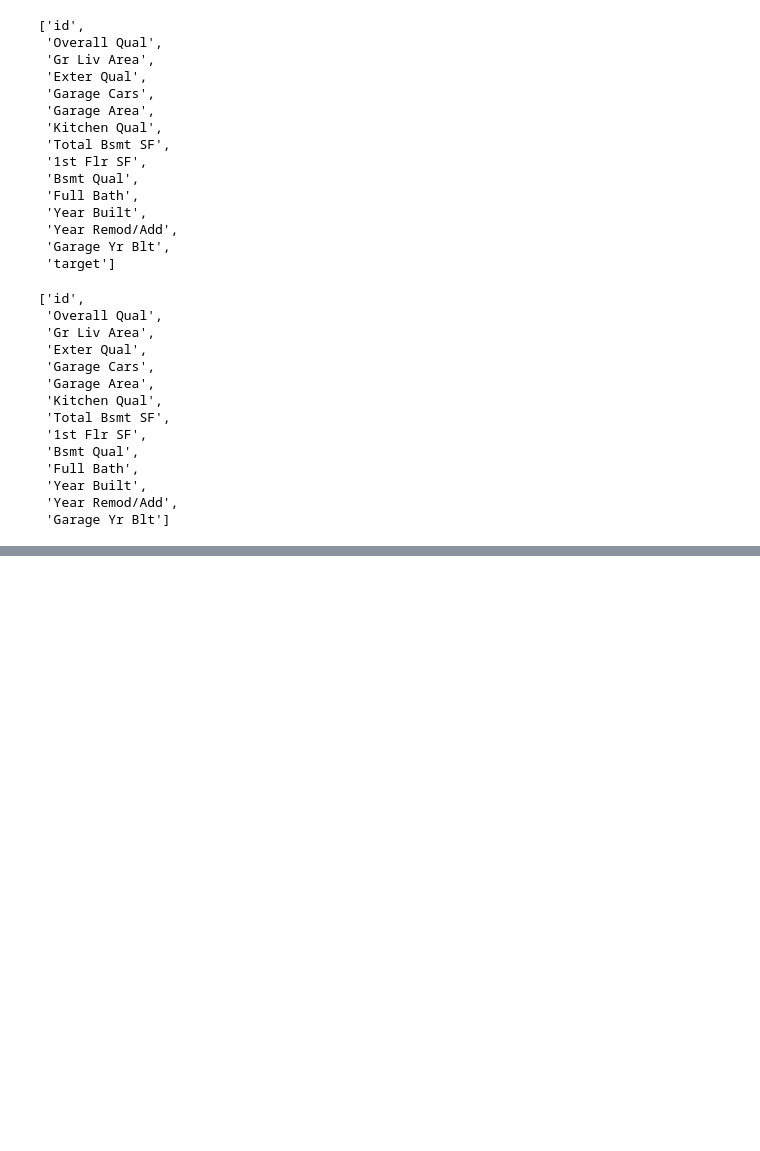
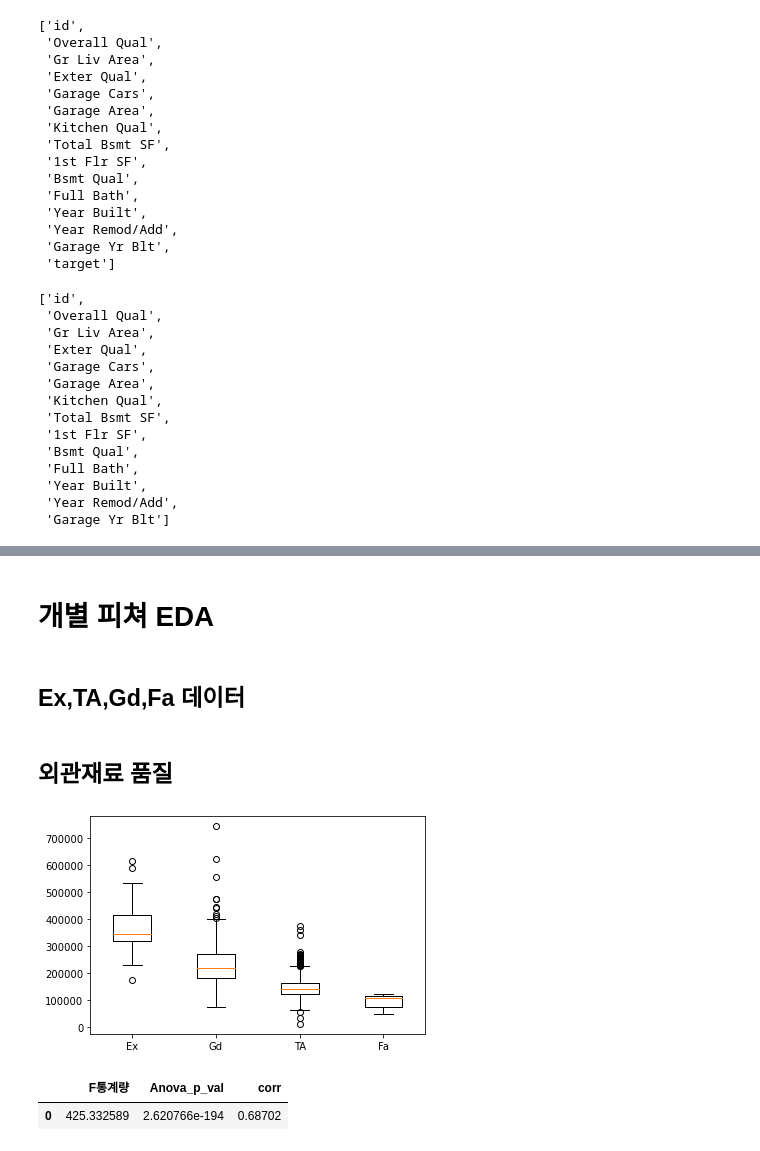
Before and after one commit to YongJaeJung/housing, a Jupyter notebook: 01.EDA.ipynb, the cells around one changed output, grey strips where cells are left out. Saved outputs shown, nothing was run; the diff lists cells and outputs as text; code cells hidden in the pictures; blank space fills up the shorter version.

```diff
--- a/01.EDA.ipynb
+++ b/01.EDA.ipynb
@@ -119,3 +129,46 @@ test_df.head()
 | 2 | 3 | 6 | 1573 | Gd | 2 | 440 | Gd | 756 | 769 | Gd | 2 | ... |
 | 3 | 4 | 6 | 2443 | Gd | 3 | 744 | Gd | 1158 | 1158 | Gd | 2 | ... |
 | 4 | 5 | 5 | 1040 | TA | 2 | 686 | TA | 1040 | 1040 | TA | 1 | ... |
+# %% [markdown]
+# 개별 피쳐 EDA
+# %% [markdown]
+## Ex,TA,Gd,Fa 데이터
+# %%
+def rating_data_LE(x):
+
+    if x == 'Ex':
+        return 3
+    elif x == 'Gd':
+        return 2
+    elif x == 'TA':
+        return 1
+    elif x == 'Fa':
+        return 0
+
+
+def rating_data_EDA(column_name):
+
+    EX = train_df[train_df[column_name]=='Ex']['target']
+    Gd = train_df[train_df[column_name]=='Gd']['target']
+    TA = train_df[train_df[column_name]=='TA']['target']
+    Fa = train_df[train_df[column_name]=='Fa']['target']
+
+    F_statistic, pVal = f_oneway(EX, Gd, TA, Fa)
+
+    train_df[f'{column_name}_LE'] = train_df[column_name].map(rating_data_LE)
+
+    corr_data = spearmanr(train_df[f'{column_name}_LE'],train_df['target'])
+
+    plt.boxplot([EX, Gd, TA, Fa],labels=['Ex','Gd','TA','Fa'])
+    plt.show()
+    return pd.DataFrame.from_dict({'F통계량':F_statistic,'Anova_p_val':pVal,'corr':np.round(corr_data[0],5)},orient='index').T
+# %% [markdown]
+## 외관재료 품질
+# %%
+rating_data_EDA('외관재료품질')
+
+# 통계적으로 유의한 차이가 있음
+# %% [output]
+[figure, added]
+|  | F통계량 | Anova_p_val | corr |
+| 0 | 425.332589 | 2.620766e-194 | 0.68702 |
```
Also changed, not shown: parts of 8 cells of this notebook.
